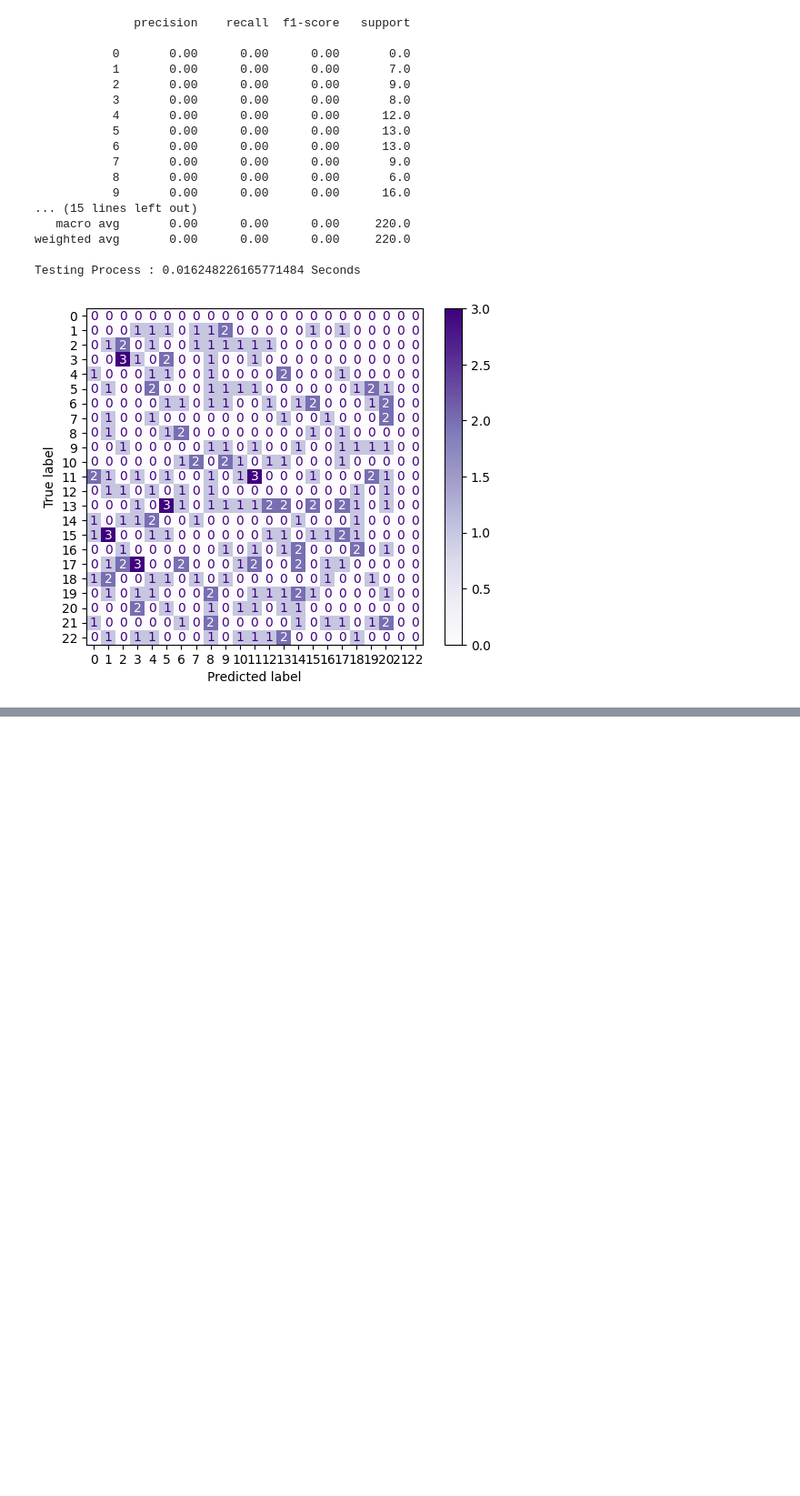
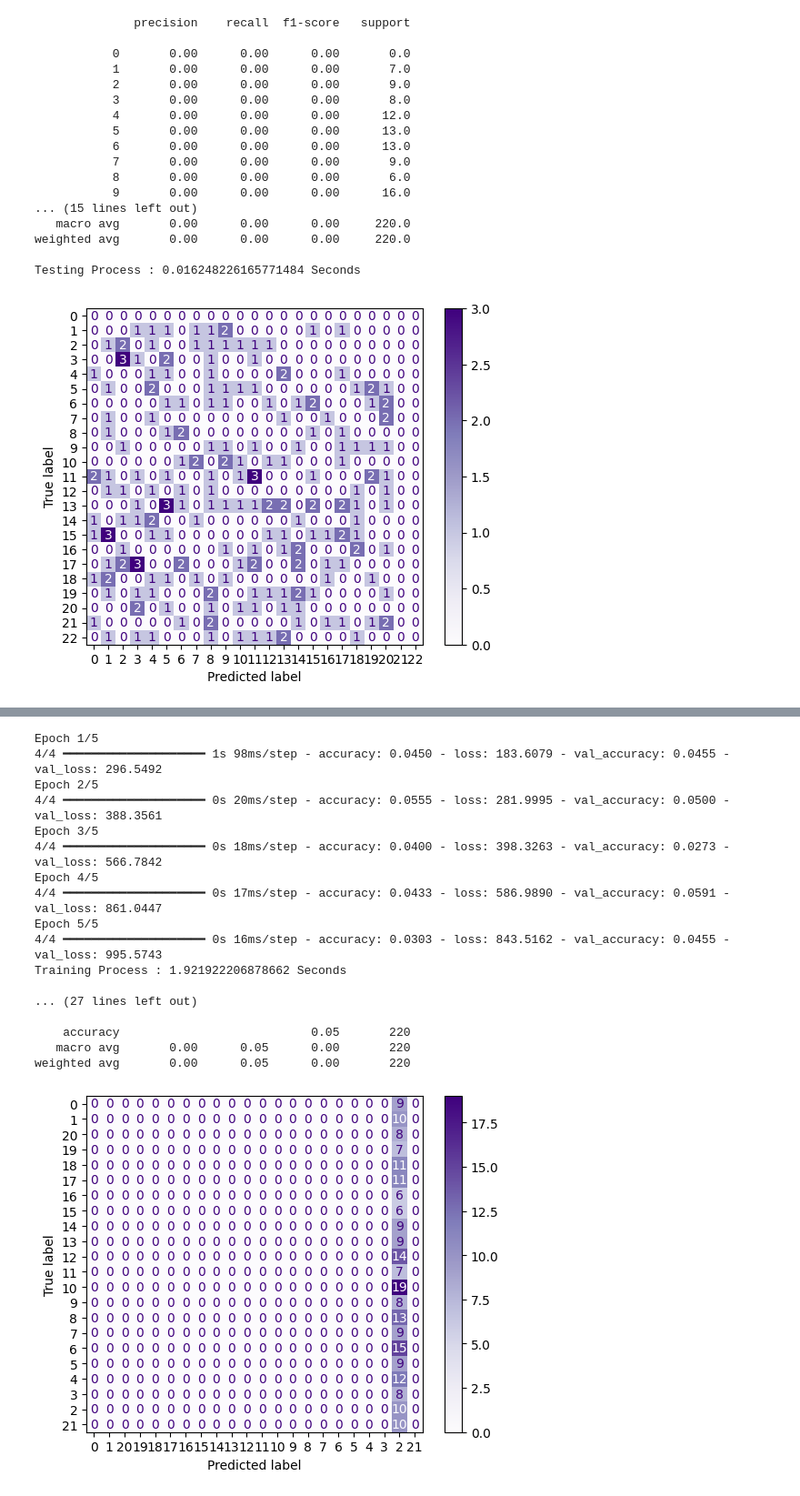
Before and after one commit to siyaboban/Crop-recommendation, a Jupyter notebook: Crop__recommendation_code_Final.ipynb, the cells around one changed output, grey strips where cells are left out. Shown at 91% size. Cells and saved outputs as stored; diff of their text form; code cells hidden in the pictures; blank space fills up the shorter version.

```diff
--- a/Crop__recommendation_code_Final.ipynb
+++ b/Crop__recommendation_code_Final.ipynb
@@ -1163,0 +1230,70 @@ Dimension must be 2 but is 3 for '{{node functional_5_1/attention_17_1/transpose
+# %%
+from tensorflow.keras.optimizers import RMSprop as crs_ppp
+
+crs_time_1 = crs_time.time()
+
+AAAA_IN_L = III(shape=(crs_Xtrain.shape[1],))
+AAAA_IN_RE = crs_reshape((crs_Xtrain.shape[1], 1))(AAAA_IN_L)
+
+AAAA_IN_ATN = crs_TFlo.keras.layers.Attention()([AAAA_IN_RE, AAAA_IN_RE])
+
+AAAA_RR_ATN = crs_reshape((-1, crs_train_agi.shape[1]))(AAAA_IN_ATN)
+
+AAAA_AG_G = crs_GAPooling()(AAAA_RR_ATN)
+
+AAAA_OUT_L = DDD(crop_cn, activation='softmax')(AAAA_AG_G)
+
+crs_modl = crsMdl(inputs=AAAA_IN_L, outputs=AAAA_OUT_L)
+
+crs_modl.compile(optimizer=crs_ppp(learning_rate=0.1), loss='sparse_categorical_crossentropy', metrics=['accuracy'])
+crs_modl.fit(crs_Xtrain, crs_Ytrain, epochs=5, batch_size=500, validation_data=(crs_Xval, crs_Yval))
+
+crs_time_2 = crs_time.time()
+print("Training Process :", crs_time_2-crs_time_1, "Seconds\n")
+
+####################  Validation Process ------------
+crs_time_1 = crs_time.time()
+crs_y_pdct = crs_modl.predict(crs_Xva_agi)
+crs_time_2 = crs_time.time()
+print("Validation Process :", crs_time_2-crs_time_1, "Seconds\n")
+
+crs_y_pdct = crs_Nump.argmax(crs_y_pdct, axis=1)
+crop_labels = crs_df['crop_num'].unique()
+print(crs_rpot(crs_Yval, crs_y_pdct))
+
+crs_confM = crs_cfms(crs_Yval, crs_y_pdct)
+crs_dply_agi(confusion_matrix = crs_confM, display_labels = crop_labels).plot(cmap = 'Purples')
+crs_pypt_agi.show()
+####################  Testing Process ------------
+
+crs_time_1 = crs_time.time()
+crs_y_pdct = crs_modl.predict(crs_Xtest)
+crs_time_2 = crs_time.time()
+print("Testing Process :", crs_time_2-crs_time_1, "Seconds\n")
+
+crs_y_pdct = crs_Nump.argmax(crs_y_pdct, axis=1)
+crop_labels = crs_df['crop_num'].unique()
+print(crs_rpot(crs_Ytest, crs_y_pdct))
+
+crs_confM = crs_cfms(crs_Ytest, crs_y_pdct)
+crs_dply(confusion_matrix = crs_confM, display_labels = crop_labels).plot(cmap = 'Purples')
+crs_plt.show()
+# %% [output]
+Epoch 1/5
+4/4 ━━━━━━━━━━━━━━━━━━━━ 1s 98ms/step - accuracy: 0.0450 - loss: 183.6079 - val_accuracy: 0.0455 - val_loss: 296.5492
+Epoch 2/5
+4/4 ━━━━━━━━━━━━━━━━━━━━ 0s 20ms/step - accuracy: 0.0555 - loss: 281.9995 - val_accuracy: 0.0500 - val_loss: 388.3561
+Epoch 3/5
+4/4 ━━━━━━━━━━━━━━━━━━━━ 0s 18ms/step - accuracy: 0.0400 - loss: 398.3263 - val_accuracy: 0.0273 - val_loss: 566.7842
+Epoch 4/5
+4/4 ━━━━━━━━━━━━━━━━━━━━ 0s 17ms/step - accuracy: 0.0433 - loss: 586.9890 - val_accuracy: 0.0591 - val_loss: 861.0447
+Epoch 5/5
+4/4 ━━━━━━━━━━━━━━━━━━━━ 0s 16ms/step - accuracy: 0.0303 - loss: 843.5162 - val_accuracy: 0.0455 - val_loss: 995.5743
+Training Process : 1.921922206878662 Seconds
+
+... (27 lines left out)
+
+    accuracy                           0.05       220
+   macro avg       0.00      0.05      0.00       220
+weighted avg       0.00      0.05      0.00       220
+[figure, added]
```
Also changed, not shown: parts of 52 cells of this notebook.
